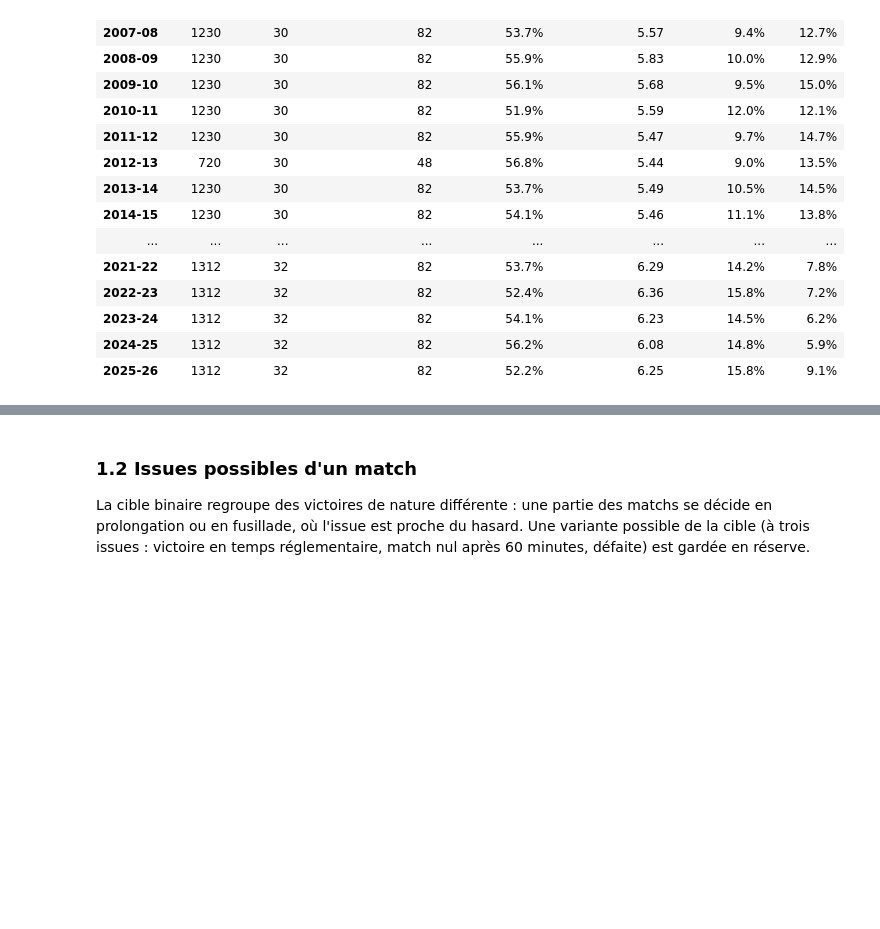
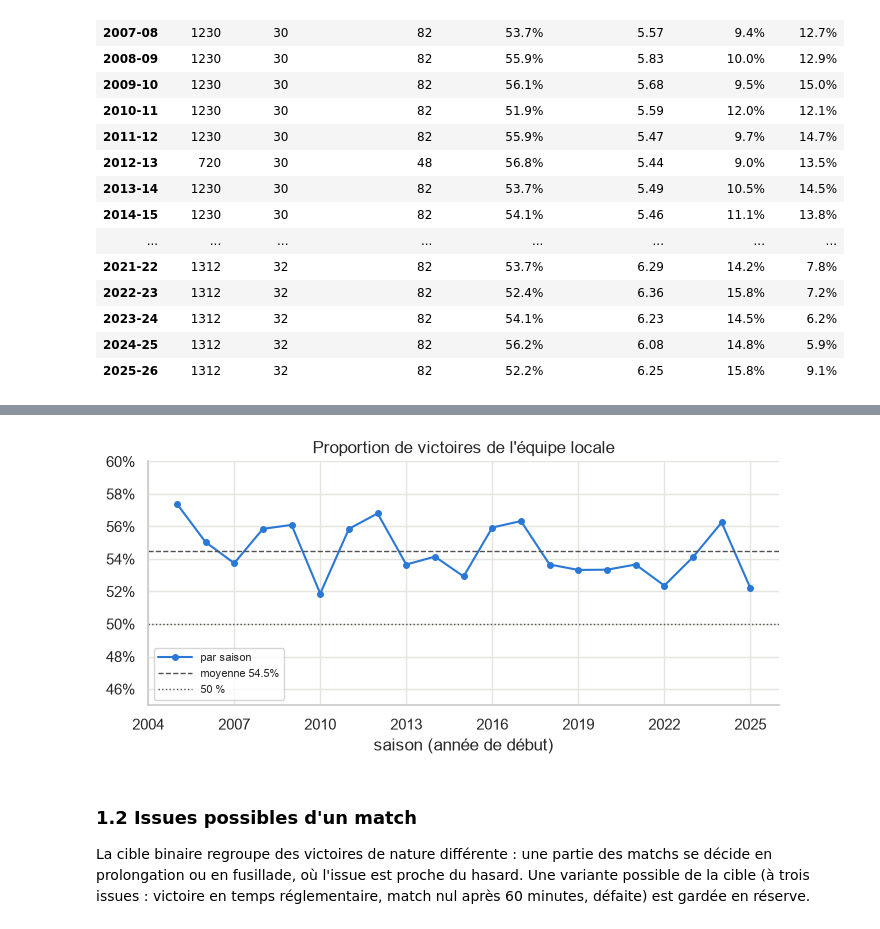
Before and after one commit to a3jeu/nhl-probabilistic-forecasting, a Jupyter notebook: notebooks/01_donnees/cadrage_probleme.ipynb, the cells around one changed output, grey strips where cells are left out. Cells and saved outputs as stored; diff of their text form; code cells hidden in the pictures; blank space fills up the shorter version.

```diff
--- a/notebooks/01_donnees/cadrage_probleme.ipynb
+++ b/notebooks/01_donnees/cadrage_probleme.ipynb
@@ -234,3 +218,22 @@ sauver(fig, "cadrage_matchs_saison")
+# %%
+fig, ax = plt.subplots(figsize=(7, 3.4))
+ax.plot(ps.index, ps["victoire_locale"], label="par saison")
+moy = games["home_win"].mean()
+ax.axhline(moy, color=GRIS, ls="--", lw=1, label=f"moyenne {moy:.1%}")
+ax.axhline(0.5, color=GRIS, ls=":", lw=1, label="50 %")
+ax.yaxis.set_major_formatter(PercentFormatter(1, decimals=0))
+ax.set(
+    title="Proportion de victoires de l'équipe locale",
+    xlabel="saison (année de début)",
+    ylim=(0.45, 0.6),
+    yticks=np.arange(0.46, 0.61, 0.02),
+)
+ax.xaxis.set_major_locator(MaxNLocator(integer=True))
+ax.legend(fontsize=8, loc="lower left")
+fig.tight_layout()
+sauver(fig, "cadrage_victoire_locale_saison")
+# %% [output]
+[figure, added]
 # %% [markdown]
 ### 1.2 Issues possibles d'un match
 
```
Also changed, not shown: parts of 5 cells of this notebook.
